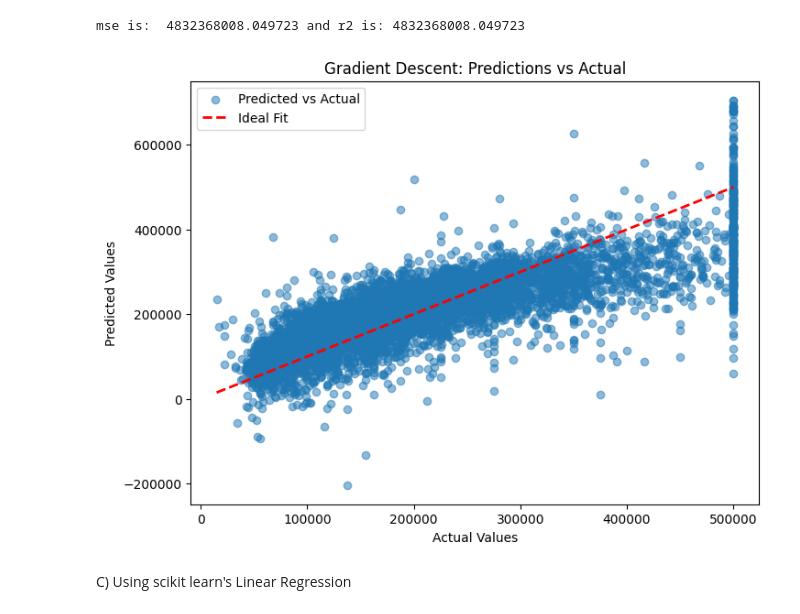
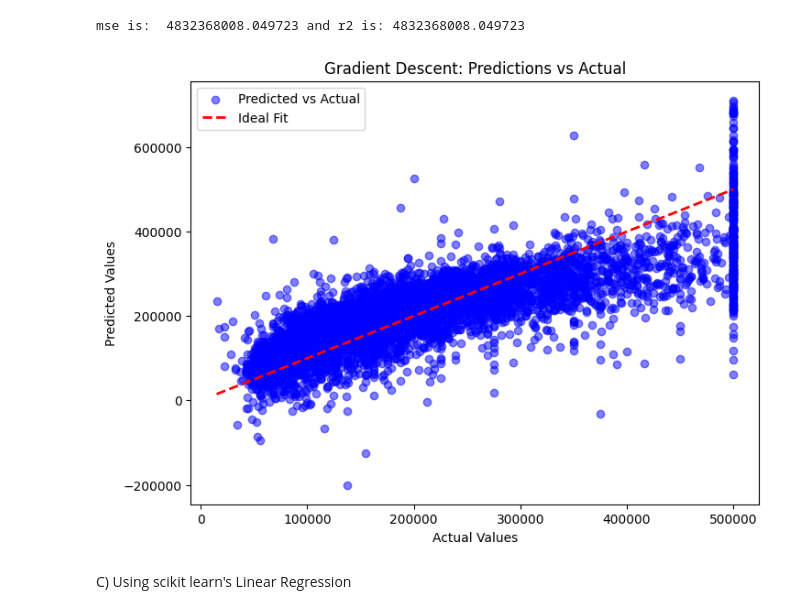
Before and after one commit to aditya-singh2005/ML-Lab-Assignment, a Jupyter notebook: exp2/linear_regression.ipynb, the cells around one changed output. Drawn from its saved outputs; the diff is of its cells as text; code cells hidden in the pictures.

```diff
--- a/exp2/linear_regression.ipynb
+++ b/exp2/linear_regression.ipynb
@@ -191,16 +191,16 @@ print(f'mse is: ', mse, 'and', "r2 is:", r2)
 mse is:  4832368008.049723 and r2 is: 4832368008.049723
 # %%
 plt.figure(figsize=(8,6))
-plt.scatter(y_test, y_pred, alpha=0.5, label="Predicted vs Actual")
+plt.scatter(y_test, y_pred, alpha=0.5, c='b', label="Predicted vs Actual")
 plt.plot([y_test.min(), y_test.max()], [y_test.min(), y_test.max()],
          'r--', lw=2, label="Ideal Fit")
 plt.xlabel("Actual Values")
 plt.ylabel("Predicted Values")
 plt.title("Gradient Descent: Predictions vs Actual")
 plt.legend()
 plt.show()
 # %% [output]
-[figure, old version]
+[figure, new version]
 # %% [markdown]
 C) Using scikit learn's Linear Regression
 # %%
```
Also changed, not shown: parts of 1 cell of this notebook.
